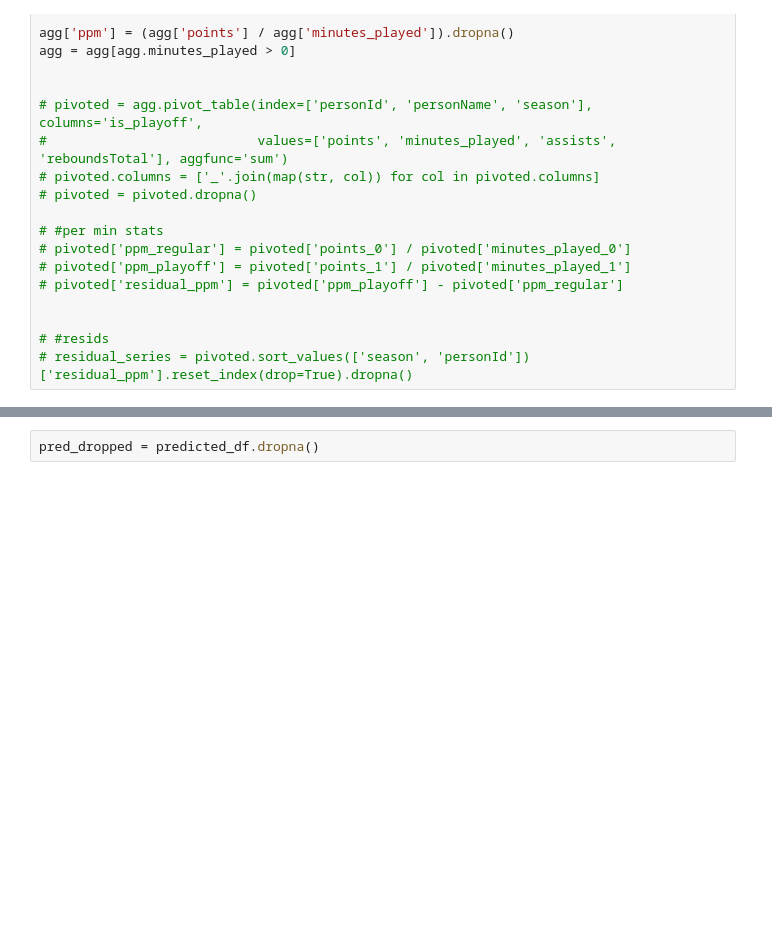
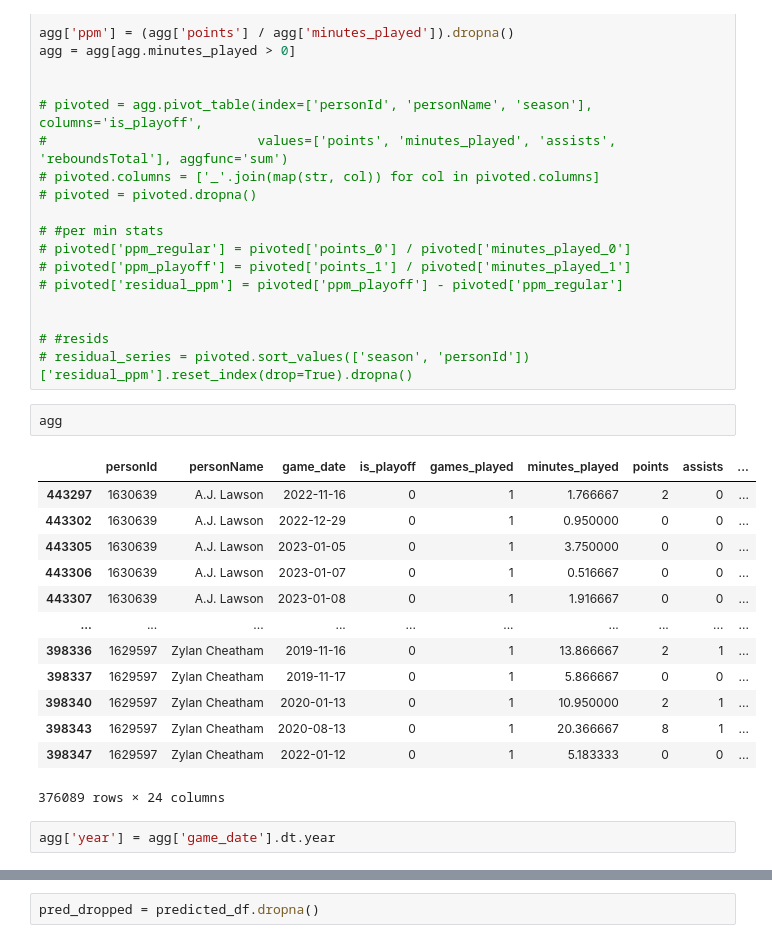
Before and after one commit to charlie-liuu/Econ423, a Jupyter notebook: nba_garch_final.ipynb, the cells around one changed output, grey strips where cells are left out. Saved outputs shown, nothing was run; the diff lists cells and outputs as text; blank space fills up the shorter version.

```diff
--- a/nba_garch_final.ipynb
+++ b/nba_garch_final.ipynb
@@ -78,6 +79,24 @@ agg = agg[agg.minutes_played > 0]
 
 # #resids
 # residual_series = pivoted.sort_values(['season', 'personId'])['residual_ppm'].reset_index(drop=True).dropna()
+# %%
+agg
+# %% [output]
+|  | personId | personName | game_date | is_playoff | games_played | minutes_played | points | assists | ... |
+| 443297 | 1630639 | A.J. Lawson | 2022-11-16 | 0 | 1 | 1.766667 | 2 | 0 | ... |
+| 443302 | 1630639 | A.J. Lawson | 2022-12-29 | 0 | 1 | 0.950000 | 0 | 0 | ... |
+| 443305 | 1630639 | A.J. Lawson | 2023-01-05 | 0 | 1 | 3.750000 | 0 | 0 | ... |
+| 443306 | 1630639 | A.J. Lawson | 2023-01-07 | 0 | 1 | 0.516667 | 0 | 0 | ... |
+| 443307 | 1630639 | A.J. Lawson | 2023-01-08 | 0 | 1 | 1.916667 | 0 | 0 | ... |
+| ... | ... | ... | ... | ... | ... | ... | ... | ... | ... |
+| 398336 | 1629597 | Zylan Cheatham | 2019-11-16 | 0 | 1 | 13.866667 | 2 | 1 | ... |
+| 398337 | 1629597 | Zylan Cheatham | 2019-11-17 | 0 | 1 | 5.866667 | 0 | 0 | ... |
+| 398340 | 1629597 | Zylan Cheatham | 2020-01-13 | 0 | 1 | 10.950000 | 2 | 1 | ... |
+| 398343 | 1629597 | Zylan Cheatham | 2020-08-13 | 0 | 1 | 20.366667 | 8 | 1 | ... |
+| 398347 | 1629597 | Zylan Cheatham | 2022-01-12 | 0 | 1 | 5.183333 | 0 | 0 | ... |
+376089 rows × 24 columns
+# %%
+agg['year'] = agg['game_date'].dt.year
 # %%
 from arch import arch_model
 from sklearn.linear_model import LassoCV
```
Also changed, not shown: parts of 11 cells of this notebook, 4 other files.
